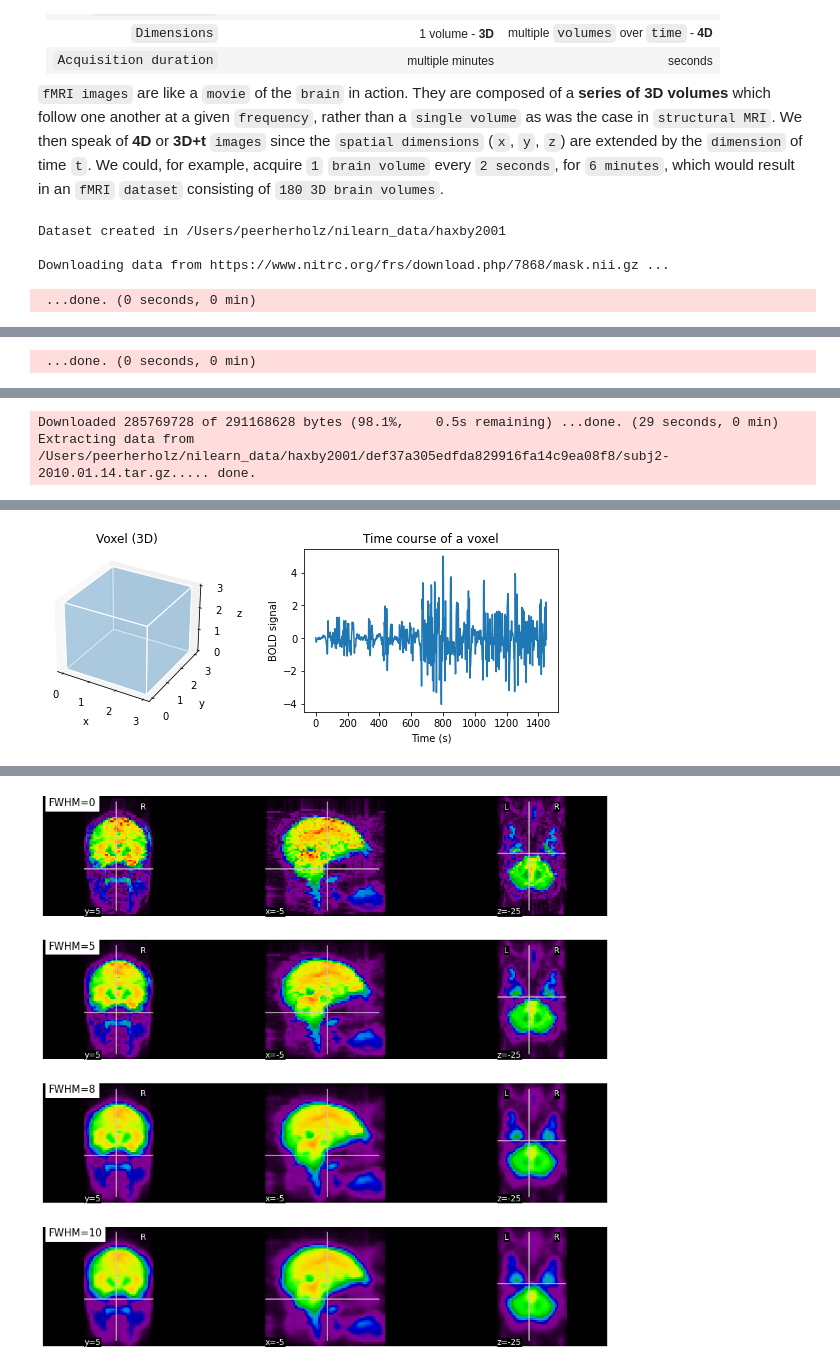
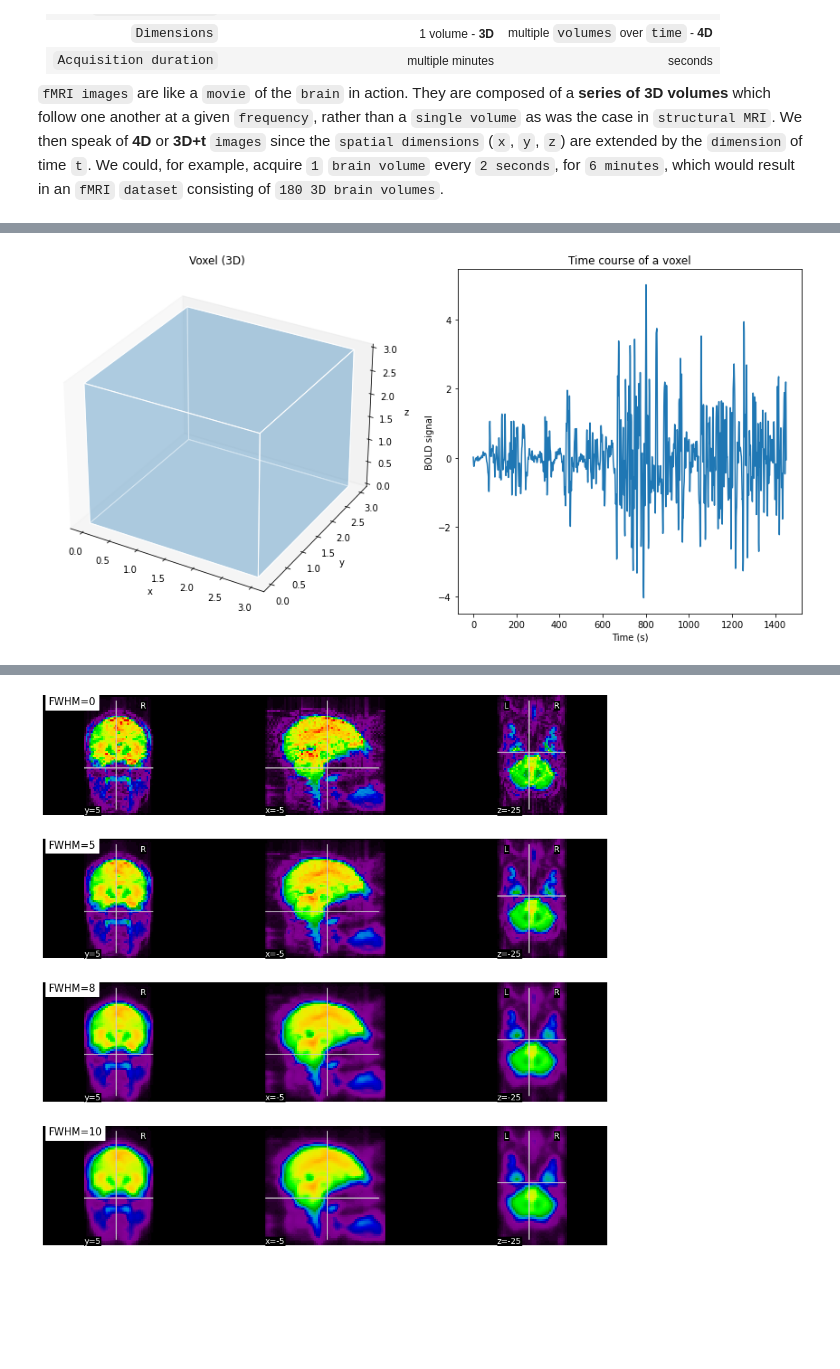
Before and after one commit to PeerHerholz/Cog_Com_Neuro_ML_DL, a Jupyter notebook: lecture/introduction/notebooks/neuroscience/fmri_intro.ipynb, the cells around one changed output, grey strips where cells are left out. Cells and saved outputs as stored; diff of their text form; code cells hidden in the pictures; blank space fills up the shorter version.

````diff
--- a/lecture/introduction/notebooks/neuroscience/fmri_intro.ipynb
+++ b/lecture/introduction/notebooks/neuroscience/fmri_intro.ipynb
@@ -73,7 +73,7 @@ def explode(data):
     return exploded
 
 # Initialization of the figure
-fig = plt.figure(figsize=(10,3))
+fig = plt.figure(figsize=(15,7))
 
 # Visualize a voxel
 ax1 = fig.add_subplot(1, 2, 1, projection='3d')
@@ -106,7 +106,3 @@ plt.ylabel("BOLD signal", fontsize= 10)
 from myst_nb import glue
 glue("voxel-timeseries-fig", fig, display=False)
 # %% [output]
-Dataset created in /Users/peerherholz/nilearn_data/haxby2001
-
-Downloading data from https://www.nitrc.org/frs/download.php/7868/mask.nii.gz ...
- ...done. (0 seconds, 0 min)
@@ -114 +108,0 @@ Downloading data from http://data.pymvpa.org/datasets/haxby2001/MD5SUMS ...
- ...done. (0 seconds, 0 min)
@@ -116,7 +109,5 @@ Downloading data from http://data.pymvpa.org/datasets/haxby2001/subj2-2010.01.14
-Downloaded 285769728 of 291168628 bytes (98.1%,    0.5s remaining) ...done. (29 seconds, 0 min)
-Extracting data from /Users/peerherholz/nilearn_data/haxby2001/def37a305edfda829916fa14c9ea08f8/subj2-2010.01.14.tar.gz..... done.
 [interactive output not drawn]
-[figure, old version]
+[figure, new version]
 # %% [markdown]
 ```{glue:figure} voxel-timeseries-fig
 :figwidth: 800px
````
Also changed, not shown: parts of 6 cells of this notebook, 3 other files.
